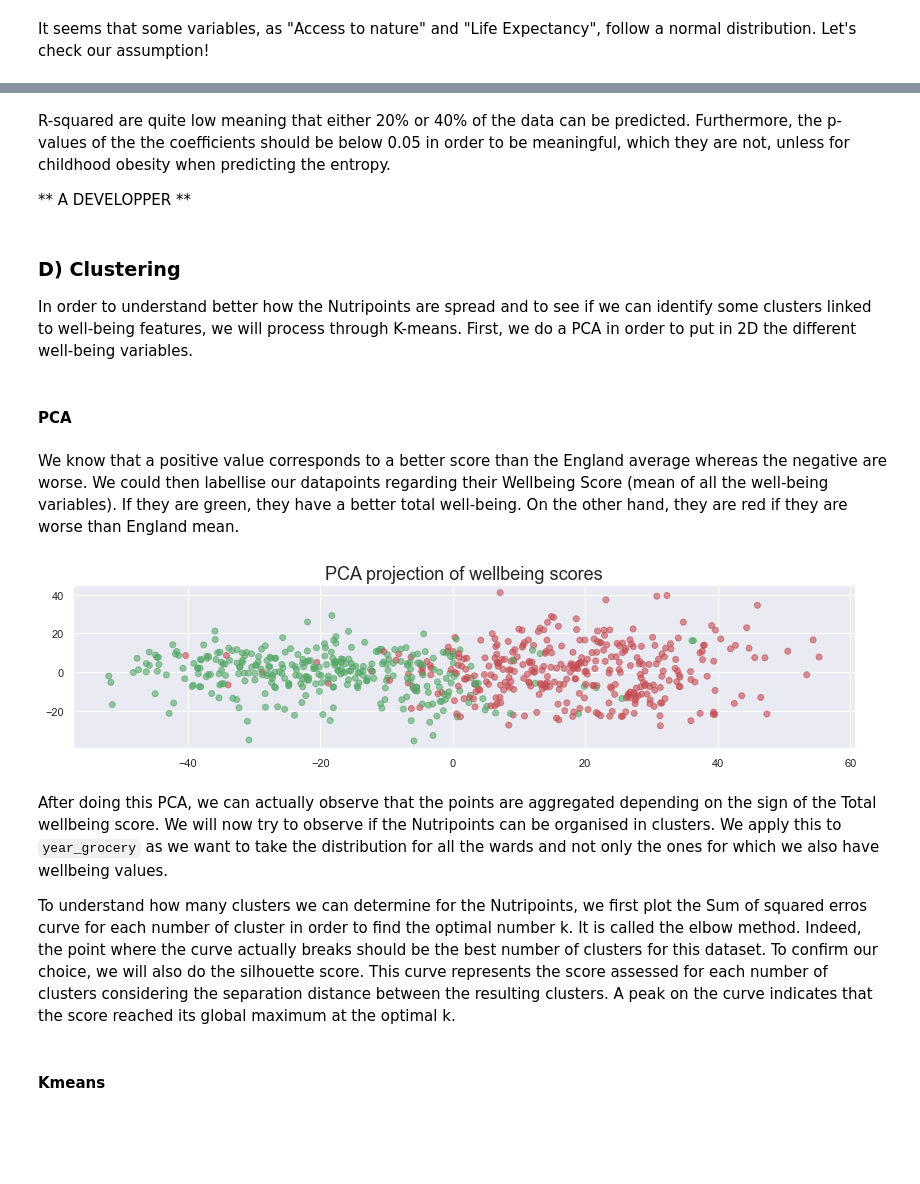
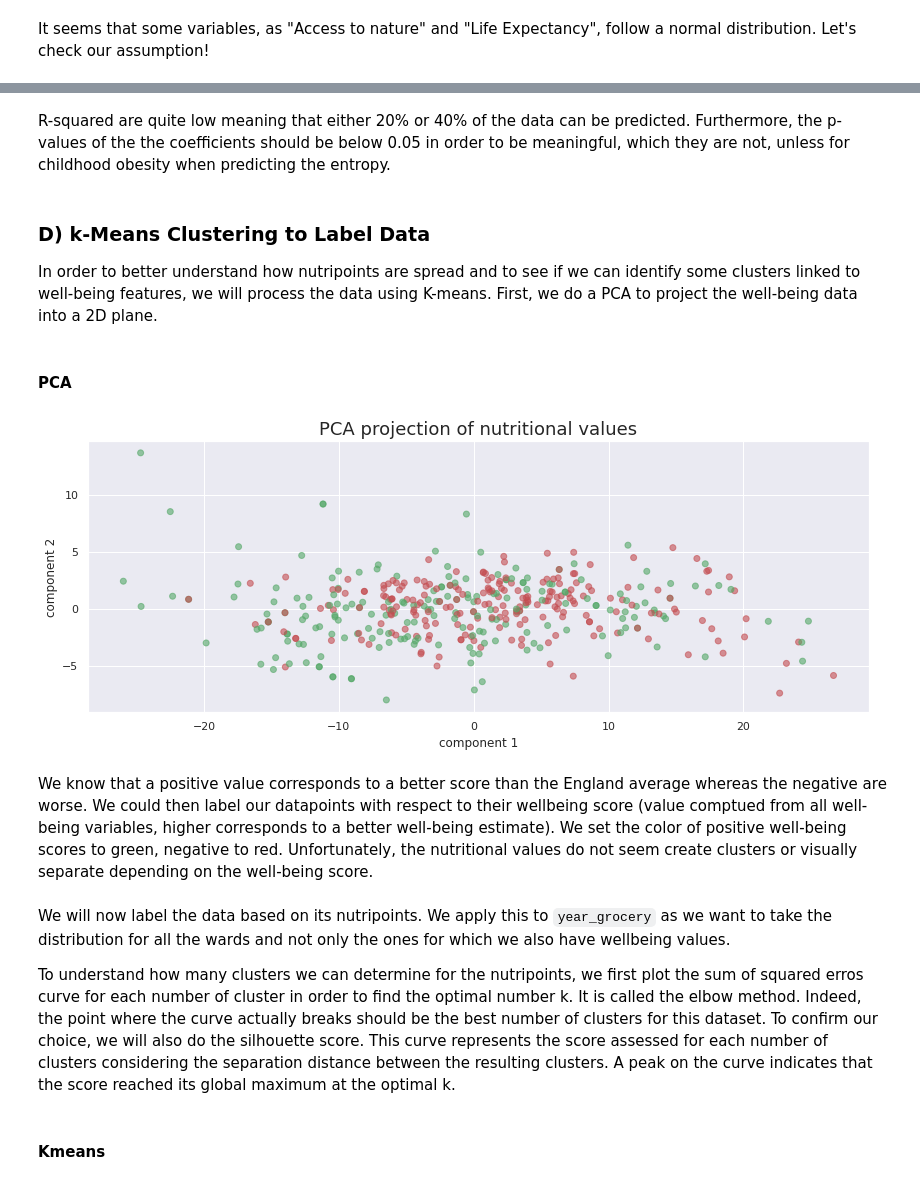
Before and after one commit to epfl-ada/ada-2020-project-milestone-p3-p3_caxaga, a Jupyter notebook: main.ipynb, the cells around one changed output, grey strips where cells are left out. Drawn from its saved outputs; the diff is of its cells as text; code cells hidden in the pictures; blank space fills up the shorter version.

```diff
--- a/main.ipynb
+++ b/main.ipynb
@@ -94,9 +95,9 @@ wellbeing_scores = pd.read_excel(
     "data/london-ward-well-being-probability-scores.xls", sheet_name="Scores", header=[0, 1])
 display(wellbeing_scores.head())
 
-wellbeing_final_scores = pd.read_excel(
+wellbeing_total_scores = pd.read_excel(
     "data/london-ward-well-being-probability-scores.xls", sheet_name="Ranked", header=[3], usecols="B:C")
-display(wellbeing_final_scores.head())
+display(wellbeing_total_scores.head())
 # %% [output]
 |  | area_id | weight | weight_perc2.5 | weight_perc25 | weight_perc50 | weight_perc75 | weight_perc97.5 | ... |
 | 0 | E05000026 | 449.535137 | 32.5 | 166.4 | 300.0 | 500.0 | 1500.0 | ... |
@@ -221,7 +221,8 @@ It is important to check for null values to know if our dataset is complete.
 # %%
 # Merging the two wellbeing datasets according to the ward name in order to have the total score in only one wellbeing dataset
 wellbeing_scores = pd.merge(
-    left=wellbeing_scores, right=wellbeing_final_scores, left_on='Ward name', right_on="Ward")
+    left=wellbeing_scores, right=wellbeing_total_scores, left_on='Ward name', right_on="Ward")
+
 wellbeing_scores = wellbeing_scores.drop("Ward", axis=1)
 
 display(wellbeing_scores.head())
@@ -576,39 +598,41 @@ Notes:
 [1] Standard Errors assume that the covariance matrix of the errors is correctly specified.
 # %% [markdown]
 R-squared are quite low meaning that either 20% or 40% of the data can be predicted. Furthermore, the p-values of the the coefficients should be below 0.05 in order to be meaningful, which they are not, unless for childhood obesity when predicting the entropy.
-
-** A DEVELOPPER **
 # %% [markdown]
-### D) Clustering
+### D) k-Means Clustering to Label Data
 
-In order to understand better how the Nutripoints are spread and to see if we can identify some clusters linked to well-being features, we will process through K-means. First, we do a PCA in order to put in 2D the different well-being variables.
+In order to better understand how nutripoints are spread and to see if we can identify some clusters linked to well-being features, we will process the data using K-means. First, we do a PCA to project the well-being data into a 2D plane.
 # %% [markdown]
 #### PCA
 # %%
-# PCA on the wellbeing features
-wellbeing_scores_analysis = wellbeing_scores[COLUMNS_SCORES]\
+# PCA on the nutrition features
+
+wellbeing_grocery_analysis = wellbeing_grocery[COLUMNS_GROCERY]\
     .dropna().copy()
-wellbeing_scores_reduced_pca = PCA(n_components=2).fit(
-    wellbeing_scores_analysis).transform(wellbeing_scores_analysis)
+
+wellbeing_grocery_reduced_pca = PCA(n_components=2).fit_transform(
+    wellbeing_grocery_analysis)
-# %% [markdown]
-We know that a positive value corresponds to a better score than the England average whereas the negative are worse. We could then labellise our datapoints regarding their Wellbeing Score (mean of all the well-being variables). If they are green, they have a better total well-being. On the other hand, they are red if they are worse than England mean.
 # %%
-# Labellisation as explained above
-labels = wellbeing_scores_analysis.apply(
+# Labels computed as explained above
+labels = wellbeing_grocery.apply(
     lambda row: "g" if row['Wellbeing Score'] >= 0 else "r", axis=1)
 
-# Plot the data reduced in 2d space with PCA
-plt.figure(figsize=(14, 3))
-plt.scatter(wellbeing_scores_reduced_pca[:, 0],
-            wellbeing_scores_reduced_pca[:, 1], c=labels, alpha=0.6)
+# Plot the data reduced to a 2D plane with PCA
+plt.figure(figsize=(14, 5))
+plt.scatter(wellbeing_grocery_reduced_pca[:, 0],
+            wellbeing_grocery_reduced_pca[:, 1], c=labels, alpha=0.6)
+plt.xlabel('component 1')
+plt.ylabel('component 2')
 
-plt.title("PCA projection of wellbeing scores", fontsize=18);
+plt.title("PCA projection of nutritional values", fontsize=18);
 # %% [output]
-[figure, old version]
+[figure, new version]
+# %% [markdown]
+We know that a positive value corresponds to a better score than the England average whereas the negative are worse. We could then label our datapoints with respect to their wellbeing score (value comptued from all well-being variables, higher corresponds to a better well-being estimate). We set the color of positive well-being scores to green, negative to red. Unfortunately, the nutritional values do not seem create clusters or visually separate depending on the well-being score.
 # %% [markdown]
-After doing this PCA, we can actually observe that the points are aggregated depending on the sign of the Total wellbeing score. We will now try to observe if the Nutripoints can be organised in clusters. We apply this to `year_grocery` as we want to take the distribution for all the wards and not only the ones for which we also have wellbeing values.
+We will now label the data based on its nutripoints. We apply this to `year_grocery` as we want to take the distribution for all the wards and not only the ones for which we also have wellbeing values.
 
-To understand how many clusters we can determine for the Nutripoints, we first plot the Sum of squared erros curve for each number of cluster in order to find the optimal number k. It is called the elbow method. Indeed, the point where the curve actually breaks should be the best number of clusters for this dataset.
+To understand how many clusters we can determine for the nutripoints, we first plot the sum of squared erros curve for each number of cluster in order to find the optimal number k. It is called the elbow method. Indeed, the point where the curve actually breaks should be the best number of clusters for this dataset.
 To confirm our choice, we will also do the silhouette score. This curve represents the score assessed for each number of clusters considering the separation distance between the resulting clusters. A peak on the curve indicates that the score reached its global maximum at the optimal k.
 # %% [markdown]
 #### Kmeans
```
Also changed, not shown: parts of 66 cells of this notebook, 7 other files.
